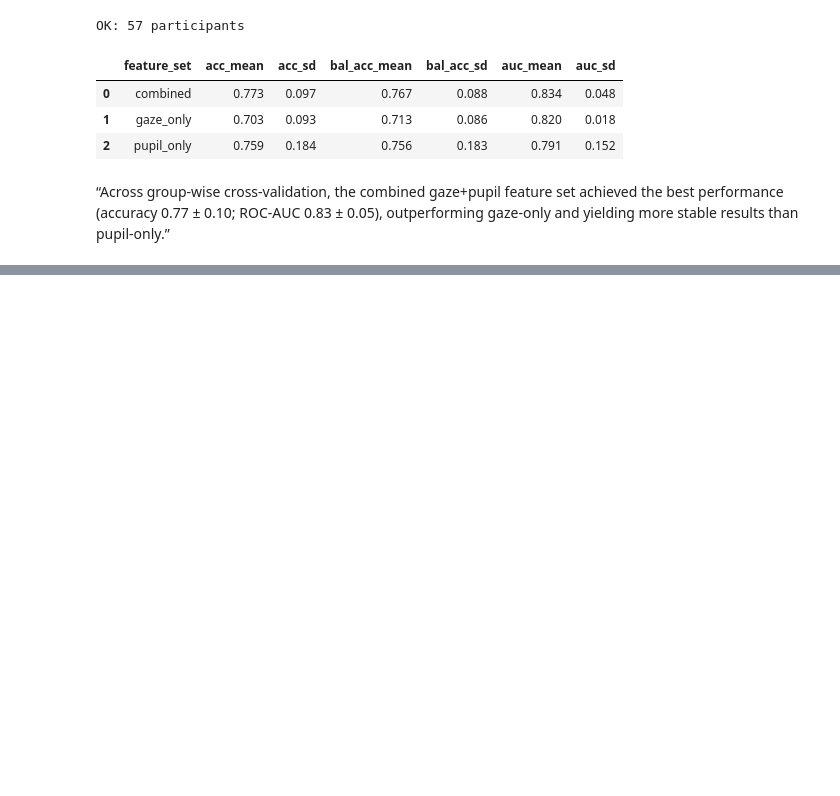
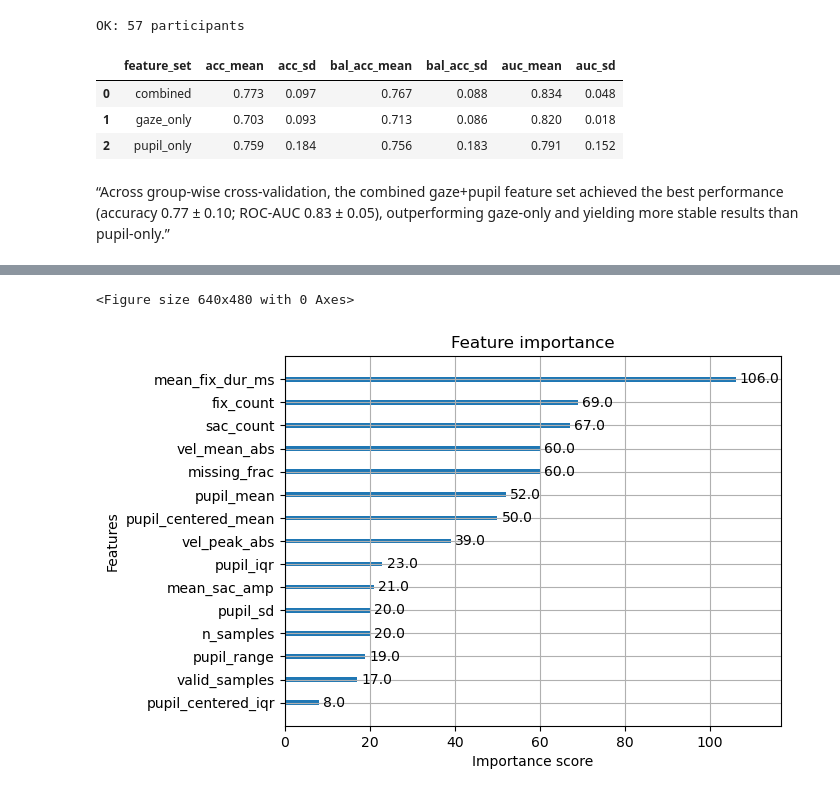
Before and after one commit to mariathurn/ASD-pupil-project, a Jupyter notebook: scripts/04_modeling.ipynb, the cells around one changed output, grey strips where cells are left out. Saved outputs shown, nothing was run; the diff lists cells and outputs as text; code cells hidden in the pictures; blank space fills up the shorter version.

Commit message:
Implement feature X to enhance user experience and optimize performance

```diff
--- a/scripts/04_modeling.ipynb
+++ b/scripts/04_modeling.ipynb
@@ -109,0 +404,15 @@ summary
+# %%
+pipe.fit(X_combined, y)
+
+coef = pipe.named_steps["clf"].coef_.ravel()
+
+coef_df = (
+    pd.DataFrame({
+        "feature": X_combined.columns,
+        "coef": coef,
+        "abs_coef": np.abs(coef)
+    })
+    .sort_values("abs_coef", ascending=False)
+)
+
+coef_df
@@ -109,0 +577,23 @@ summary
+# %%
+from xgboost import plot_importance
+import matplotlib.pyplot as plt
+
+# fit once on full data (for interpretation only, not for reporting performance)
+clf = XGBClassifier(
+    n_estimators=300, max_depth=2, learning_rate=0.05,
+    subsample=0.8, colsample_bytree=0.8, reg_lambda=2.0,
+    eval_metric="logloss", random_state=42, n_jobs=-1, missing=np.nan
+)
+# encode y the same way
+from sklearn.preprocessing import LabelEncoder
+le = LabelEncoder()
+y_enc = le.fit_transform(y.astype(str))
+
+clf.fit(X_combined, y_enc)
+
+plt.figure()
+plot_importance(clf, max_num_features=15)
+plt.show()
+# %% [output]
+<Figure size 640x480 with 0 Axes>
+[figure, added]
```
Also changed, not shown: parts of 19 cells of this notebook.
